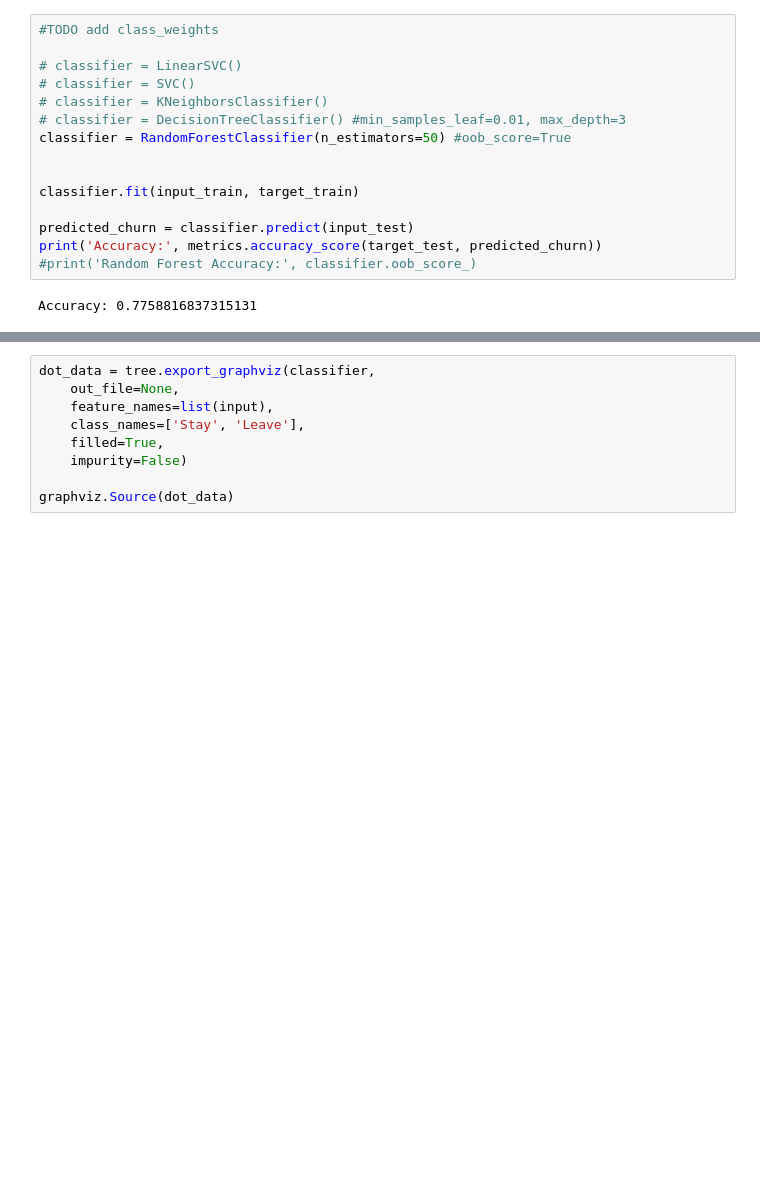
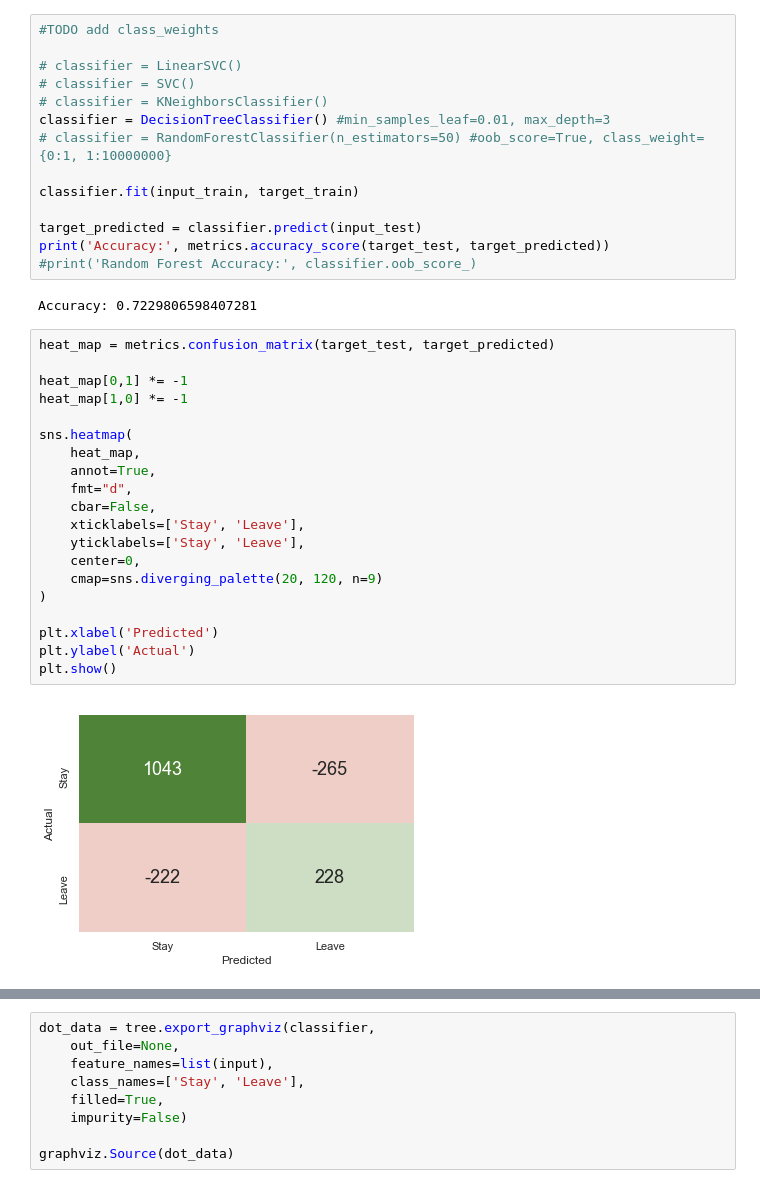
Before and after one commit to robianmcd/classifier-demo, a Jupyter notebook: telco-churn.ipynb, the cells around one changed output, grey strips where cells are left out. Cells and saved outputs as stored; diff of their text form; blank space fills up the shorter version.

Commit message:
added confusion matrix

```diff
--- a/telco-churn.ipynb
+++ b/telco-churn.ipynb
@@ -54,17 +61,38 @@ data
 # classifier = LinearSVC()
 # classifier = SVC()
 # classifier = KNeighborsClassifier()
-# classifier = DecisionTreeClassifier() #min_samples_leaf=0.01, max_depth=3
-classifier = RandomForestClassifier(n_estimators=50) #oob_score=True
-
+classifier = DecisionTreeClassifier() #min_samples_leaf=0.01, max_depth=3
+# classifier = RandomForestClassifier(n_estimators=50) #oob_score=True, class_weight={0:1, 1:10000000}
 
 classifier.fit(input_train, target_train)
 
-predicted_churn = classifier.predict(input_test)
-print('Accuracy:', metrics.accuracy_score(target_test, predicted_churn))
+target_predicted = classifier.predict(input_test)
+print('Accuracy:', metrics.accuracy_score(target_test, target_predicted))
 #print('Random Forest Accuracy:', classifier.oob_score_)
 # %% [output]
-Accuracy: 0.7758816837315131
+Accuracy: 0.7229806598407281
+# %%
+heat_map = metrics.confusion_matrix(target_test, target_predicted)
+
+heat_map[0,1] *= -1
+heat_map[1,0] *= -1
+
+sns.heatmap(
+    heat_map,
+    annot=True,
+    fmt="d",
+    cbar=False,
+    xticklabels=['Stay', 'Leave'],
+    yticklabels=['Stay', 'Leave'],
+    center=0,
+    cmap=sns.diverging_palette(20, 120, n=9)
+)
+
+plt.xlabel('Predicted')
+plt.ylabel('Actual')
+plt.show()
+# %% [output]
+[figure, added]
 # %%
 np.arange(5)
 
```
Also changed, not shown: parts of 3 cells of this notebook.
